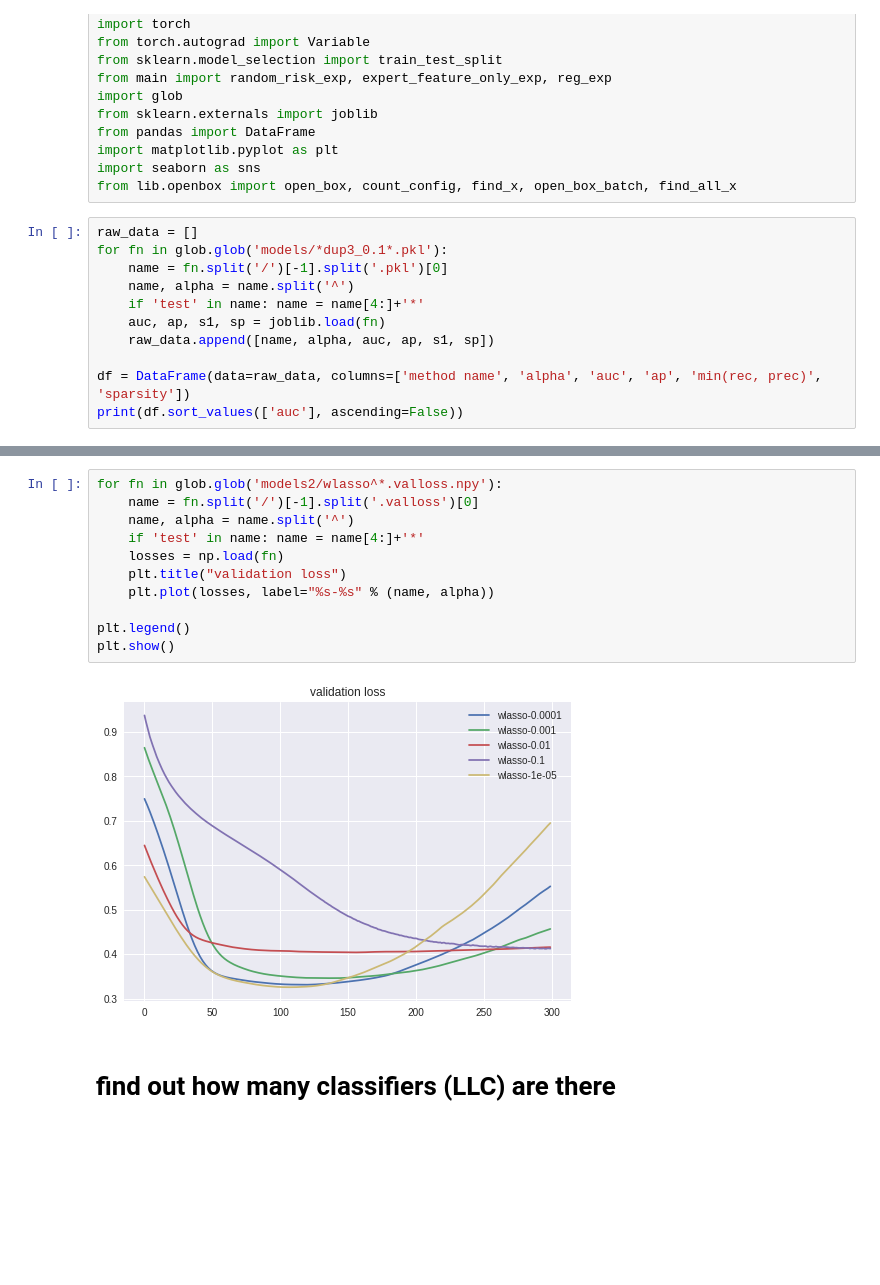
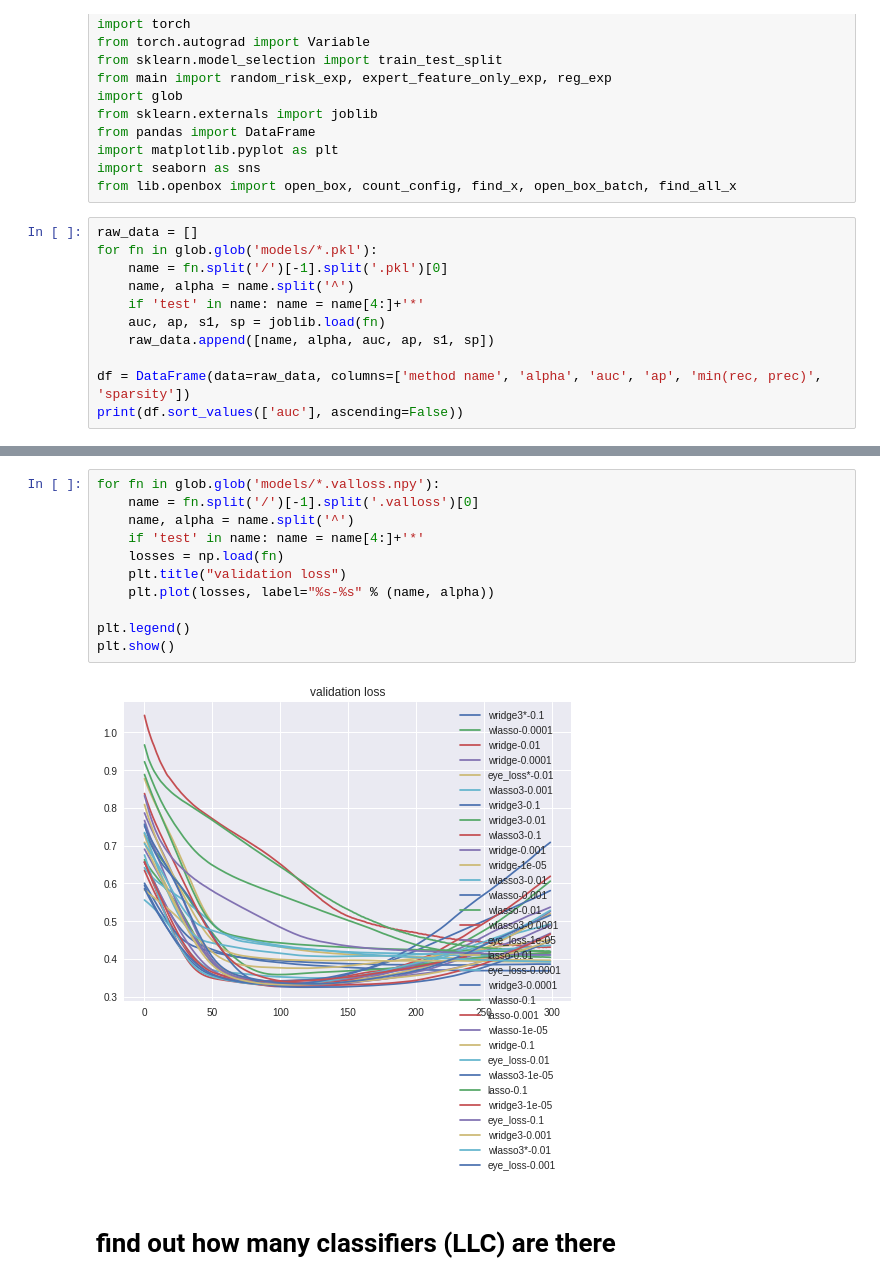
Before and after one commit to nathanwang000/OpenboxEYE, a Jupyter notebook: Eval.ipynb, the cells around one changed output, grey strips where cells are left out. Drawn from its saved outputs; the diff is of its cells as text; blank space fills up the shorter version.

```diff
--- a/Eval.ipynb
+++ b/Eval.ipynb
@@ -19,7 +19,7 @@ import seaborn as sns
 from lib.openbox import open_box, count_config, find_x, open_box_batch, find_all_x
 # %%
 raw_data = []
-for fn in glob.glob('models/*dup3_0.1*.pkl'):
+for fn in glob.glob('models/*.pkl'):
     name = fn.split('/')[-1].split('.pkl')[0]
     name, alpha = name.split('^')
     if 'test' in name: name = name[4:]+'*'
@@ -36,16 +49,16 @@ print(df.sort_values(['auc'], ascending=False))
 # %%
-for fn in glob.glob('models2/wlasso^*.valloss.npy'):
+for fn in glob.glob('models/*.valloss.npy'):
     name = fn.split('/')[-1].split('.valloss')[0]
     name, alpha = name.split('^')
     if 'test' in name: name = name[4:]+'*'
     losses = np.load(fn)
     plt.title("validation loss")
     plt.plot(losses, label="%s-%s" % (name, alpha))
 
 plt.legend()
 plt.show()
 # %% [output]
-[figure, old version]
+[figure, new version]
 # %% [markdown]
 # find out how many classifiers (LLC) are there
 # %%
```
Also changed, not shown: parts of 1 cell of this notebook, 4 other files.
